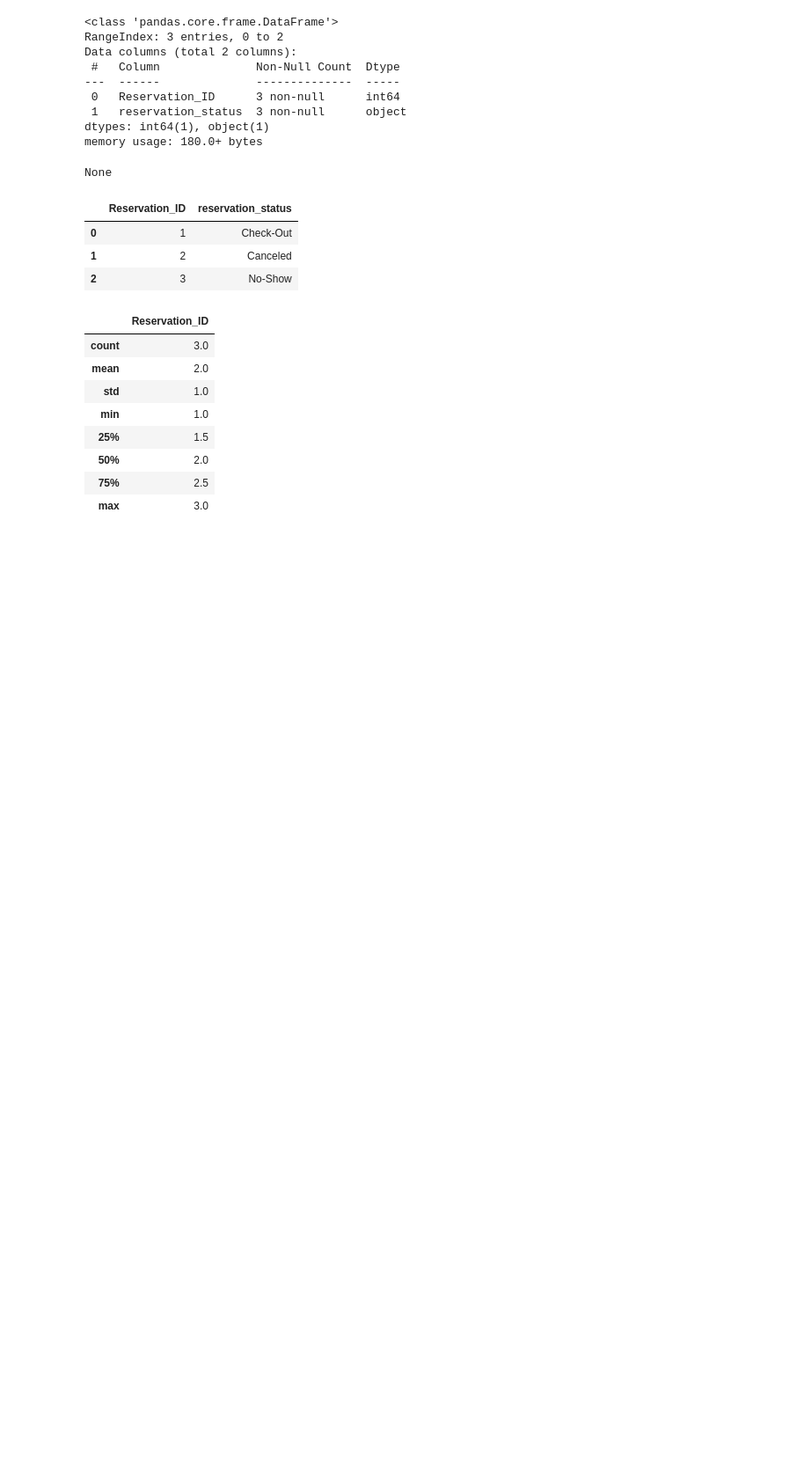
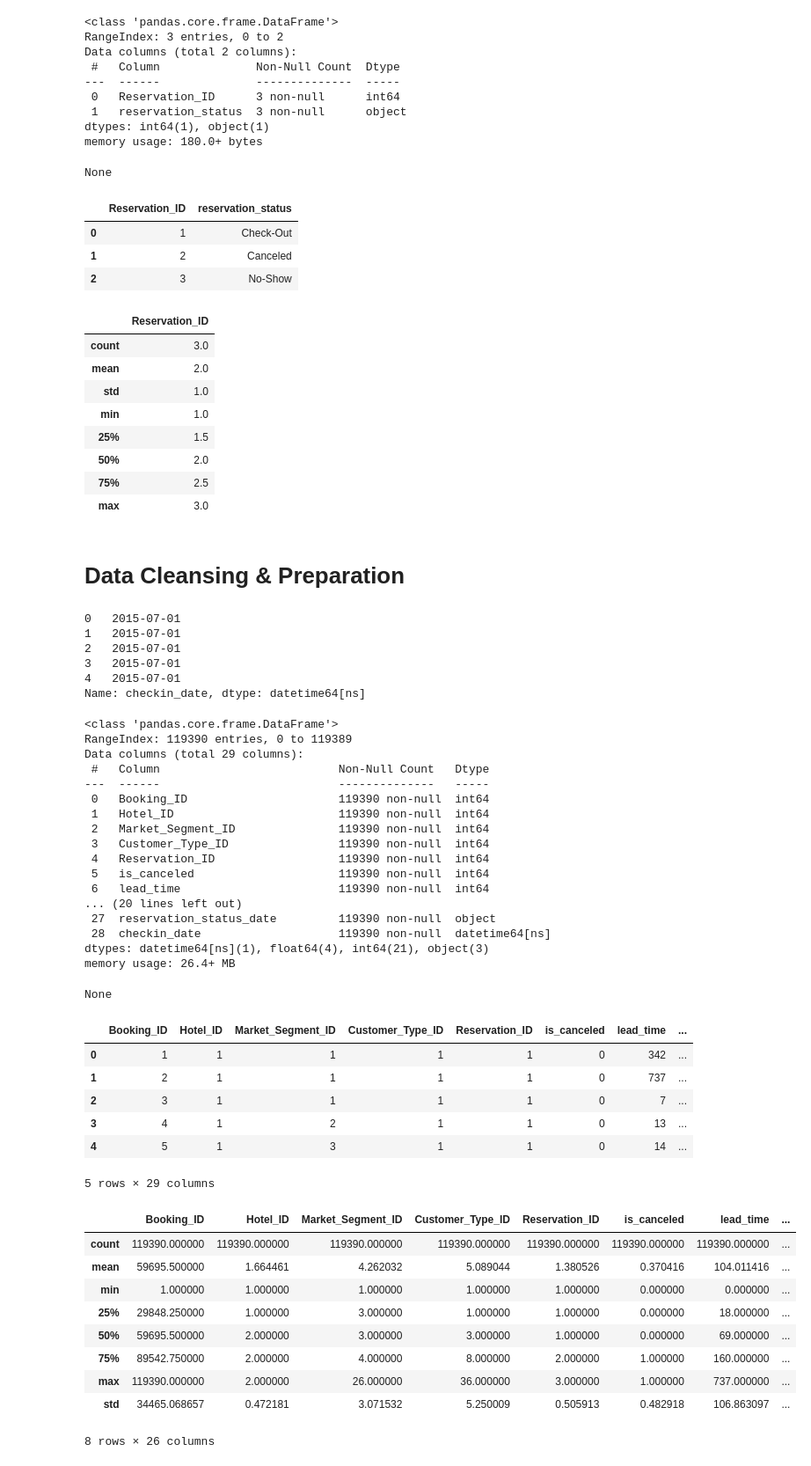
Before and after one commit to elsiejy/Capstone, a Jupyter notebook: Capstone_Hotel_Bookings.ipynb, the cells around one changed output. Shown at 88% size. Drawn from its saved outputs; the diff is of its cells as text; code cells hidden in the pictures; blank space fills up the shorter version.

```diff
--- a/Capstone_Hotel_Bookings.ipynb
+++ b/Capstone_Hotel_Bookings.ipynb
@@ -28,10 +28,10 @@ warnings.filterwarnings("ignore")
 # Import data
 # %%
 # load dataset1: booking.csv
-df_booking = pd.read_csv('https://raw.githubusercontent.com/elsiejy/Capstone/refs/heads/main/Bookings.csv')
-display(df_booking.info())
-display(df_booking.head())
-display(df_booking.describe())
+booking = pd.read_csv('https://raw.githubusercontent.com/elsiejy/Capstone/refs/heads/main/Bookings.csv')
+display(booking.info())
+display(booking.head())
+display(booking.describe())
 # %% [output]
 <class 'pandas.core.frame.DataFrame'>
 RangeIndex: 119390 entries, 0 to 119389
@@ -194,3 +240,28 @@ None
 | 50% | 2.0 |
 | 75% | 2.5 |
 | max | 3.0 |
+# %% [markdown]
+# Data Cleansing & Preparation
+# %%
+# combine arrival_date_year, arrival_date_month and arrival_date_day_of_month
+booking_date_strings = (
+    booking['arrival_date_year'].astype(str) + '-' +
+    booking['arrival_date_month'].astype(str) + '-' +
+    booking['arrival_date_day_of_month'].astype(str)
+)
+
+# convert to datetime then format as YYYY-MM-DD text
+booking['checkin_date'] = pd.to_datetime(booking_date_strings).dt.strftime('%Y-%m-%d')
+
+# convert that string into a proper pandas datetime object
+booking['checkin_date'] = pd.to_datetime(booking_date_strings)
+
+# view the first 5 rows of the new column to verify
+print(booking['checkin_date'].head())
+# %% [output]
+0   2015-07-01
+1   2015-07-01
+2   2015-07-01
+3   2015-07-01
+4   2015-07-01
+Name: checkin_date, dtype: datetime64[ns]
@@ -196,0 +270,41 @@ None
+# %%
+# check booking data
+display(booking.info())
+display(booking.head())
+display(booking.describe())
+# %% [output]
+<class 'pandas.core.frame.DataFrame'>
+RangeIndex: 119390 entries, 0 to 119389
+Data columns (total 29 columns):
+ #   Column                          Non-Null Count   Dtype
+---  ------                          --------------   -----
+ 0   Booking_ID                      119390 non-null  int64
+ 1   Hotel_ID                        119390 non-null  int64
+ 2   Market_Segment_ID               119390 non-null  int64
+ 3   Customer_Type_ID                119390 non-null  int64
+ 4   Reservation_ID                  119390 non-null  int64
+ 5   is_canceled                     119390 non-null  int64
+ 6   lead_time                       119390 non-null  int64
+... (20 lines left out)
+ 27  reservation_status_date         119390 non-null  object
+ 28  checkin_date                    119390 non-null  datetime64[ns]
+dtypes: datetime64[ns](1), float64(4), int64(21), object(3)
+memory usage: 26.4+ MB
+None
+|  | Booking_ID | Hotel_ID | Market_Segment_ID | Customer_Type_ID | Reservation_ID | is_canceled | lead_time | ... |
+| 0 | 1 | 1 | 1 | 1 | 1 | 0 | 342 | ... |
+| 1 | 2 | 1 | 1 | 1 | 1 | 0 | 737 | ... |
+| 2 | 3 | 1 | 1 | 1 | 1 | 0 | 7 | ... |
+| 3 | 4 | 1 | 2 | 1 | 1 | 0 | 13 | ... |
+| 4 | 5 | 1 | 3 | 1 | 1 | 0 | 14 | ... |
+5 rows × 29 columns
+|  | Booking_ID | Hotel_ID | Market_Segment_ID | Customer_Type_ID | Reservation_ID | is_canceled | lead_time | ... |
+| count | 119390.000000 | 119390.000000 | 119390.000000 | 119390.000000 | 119390.000000 | 119390.000000 | 119390.000000 | ... |
+| mean | 59695.500000 | 1.664461 | 4.262032 | 5.089044 | 1.380526 | 0.370416 | 104.011416 | ... |
+| min | 1.000000 | 1.000000 | 1.000000 | 1.000000 | 1.000000 | 0.000000 | 0.000000 | ... |
+| 25% | 29848.250000 | 1.000000 | 3.000000 | 1.000000 | 1.000000 | 0.000000 | 18.000000 | ... |
+| 50% | 59695.500000 | 2.000000 | 3.000000 | 3.000000 | 1.000000 | 0.000000 | 69.000000 | ... |
+| 75% | 89542.750000 | 2.000000 | 4.000000 | 8.000000 | 2.000000 | 1.000000 | 160.000000 | ... |
+| max | 119390.000000 | 2.000000 | 26.000000 | 36.000000 | 3.000000 | 1.000000 | 737.000000 | ... |
+| std | 34465.068657 | 0.472181 | 3.071532 | 5.250009 | 0.505913 | 0.482918 | 106.863097 | ... |
+8 rows × 26 columns
```
Also changed, not shown: parts of 9 cells of this notebook.
